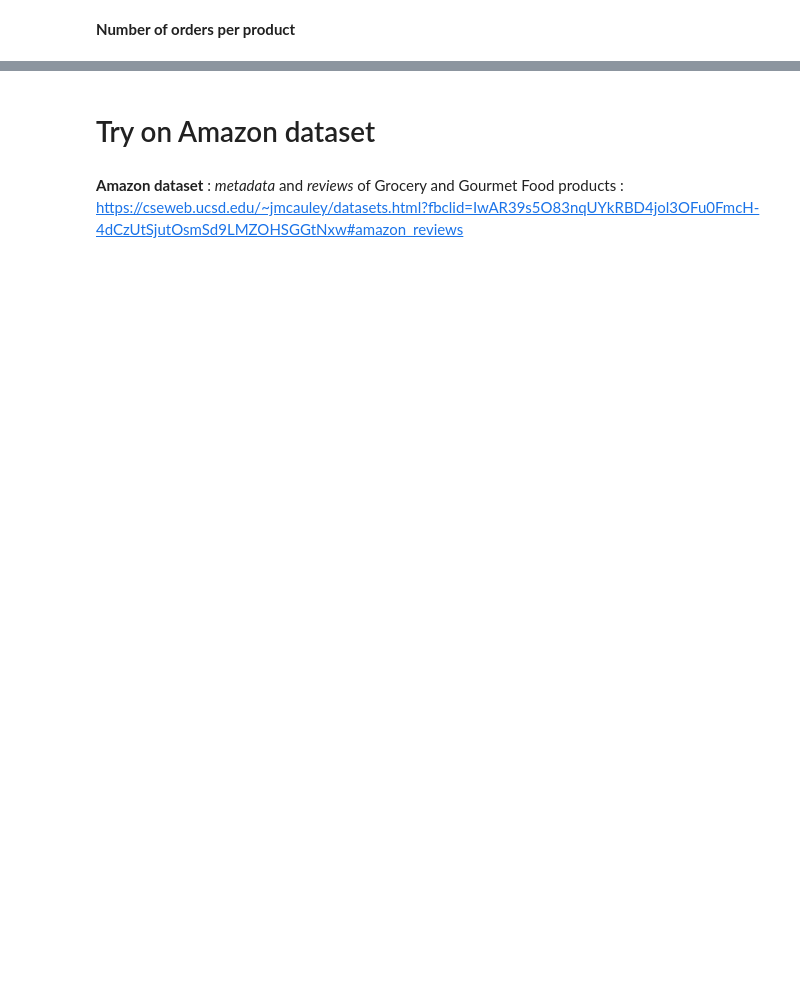
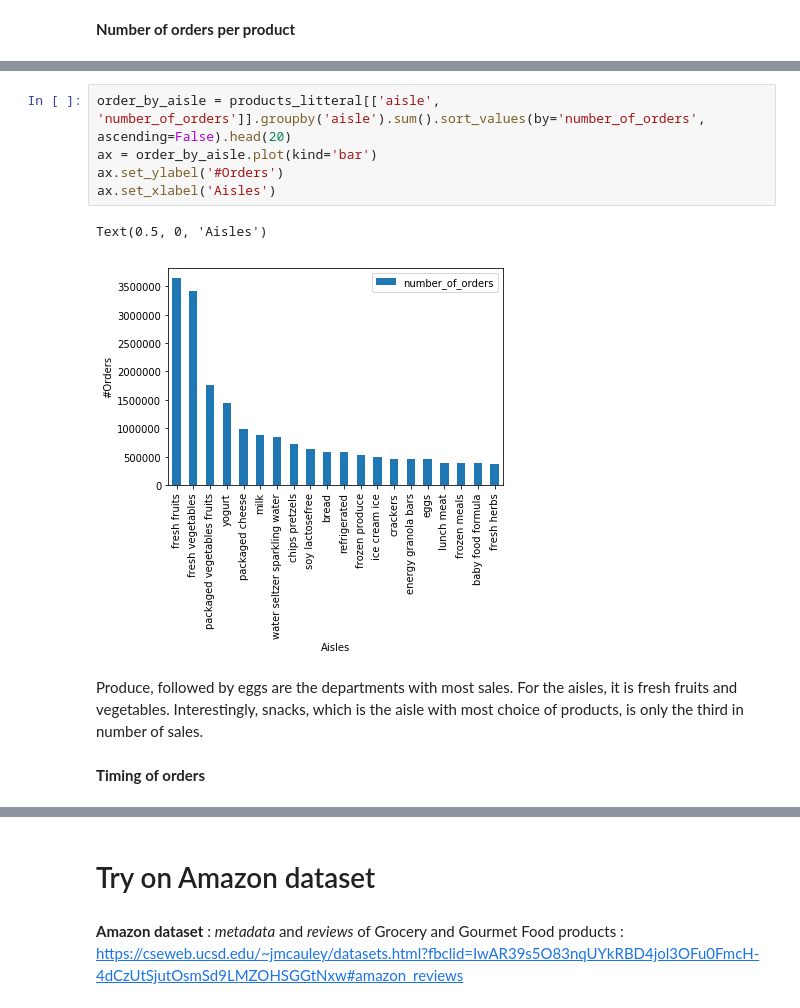
Before and after one commit to auriane81/epfl-ada-ada-2019-project-adax, a Jupyter notebook: project_Auriane.ipynb, the cells around one changed output, grey strips where cells are left out. Cells and saved outputs as stored; diff of their text form; blank space fills up the shorter version.

```diff
--- a/project_Auriane.ipynb
+++ b/project_Auriane.ipynb
@@ -215,0 +251,12 @@ products_litteral.sort_values(by='number_of_orders', ascending=False).head()
+# %%
+order_by_aisle = products_litteral[['aisle', 'number_of_orders']].groupby('aisle').sum().sort_values(by='number_of_orders', ascending=False).head(20)
+ax = order_by_aisle.plot(kind='bar')
+ax.set_ylabel('#Orders')
+ax.set_xlabel('Aisles')
+# %% [output]
+Text(0.5, 0, 'Aisles')
+[figure, added]
+# %% [markdown]
+Produce, followed by eggs are the departments with most sales. For the aisles, it is fresh fruits and vegetables. Interestingly, snacks, which is the aisle with most choice of products, is only the third in number of sales.
+# %% [markdown]
+**Timing of orders**
```
Also changed, not shown: parts of 66 cells of this notebook.
